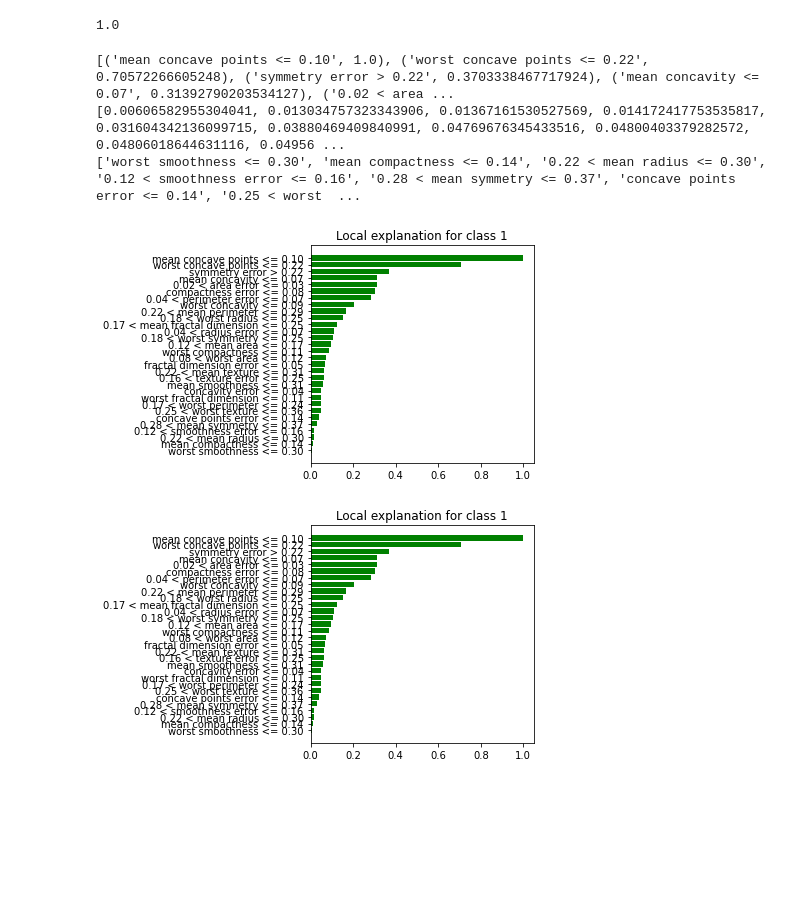
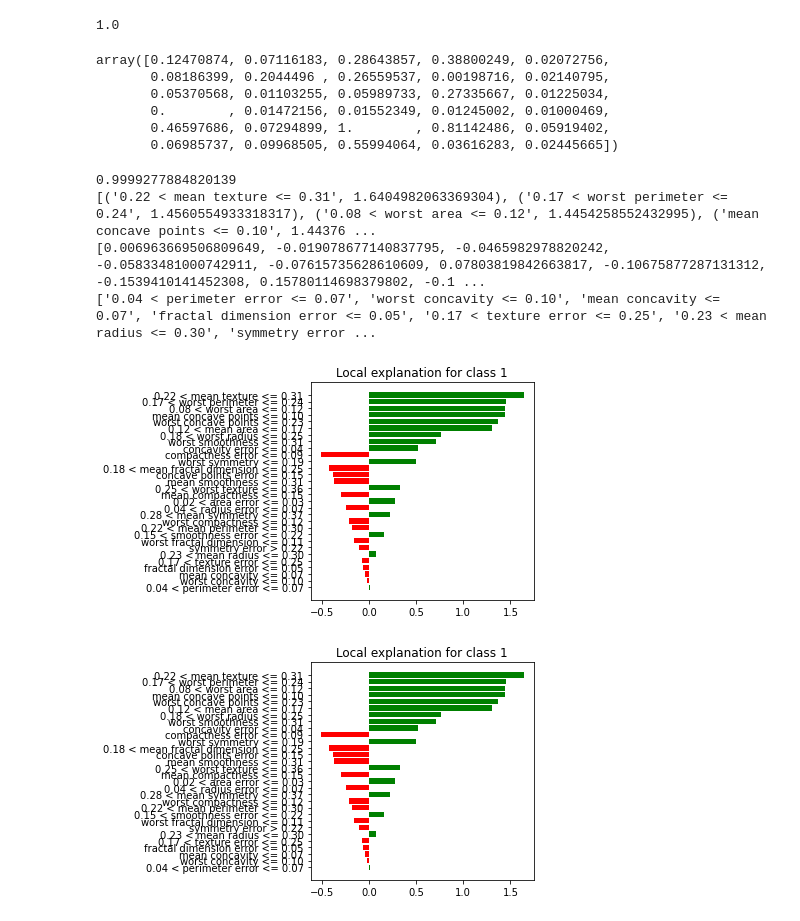
Before and after one commit to Adam-hohai/lime-modify, a Jupyter notebook: modify_test/breast_cancer_lime.ipynb, the cells around one changed output. Saved outputs shown, nothing was run; the diff lists cells and outputs as text; code cells hidden in the pictures; blank space fills up the shorter version.

```diff
--- a/modify_test/breast_cancer_lime.ipynb
+++ b/modify_test/breast_cancer_lime.ipynb
@@ -18,7 +27,7 @@ data = MinMaxScaler().fit_transform(breast_cancer.data)
 from sklearn.model_selection import train_test_split
 
 train, test, labels_train, labels_test = train_test_split(data, breast_cancer.target,
-                                                          train_size=0.80, test_size=0.20,
+                                                          train_size=0.60, test_size=0.40,
                                                           random_state=2022)
 # %%
 categorical_features = np.argwhere(
@@ -34,16 +43,16 @@ from keras.optimizers import SGD
 from keras.layers import Activation, Dense, Dropout
 from keras.utils import to_categorical
 
-# model = RandomForestClassifier(random_state=2022)
+model = RandomForestClassifier(random_state=2022)
 # model = AdaBoostClassifier(random_state=2022)
 # model = GradientBoostingClassifier(random_state=2022)
-labels_train2 = to_categorical(labels_train, 2)
-labels_test2 = to_categorical(labels_test, 2)
-model = Sequential()
-model.add(Dense(32, activation='relu', input_dim=30))
-model.add(Dropout(0.2))
-model.add(Dense(2, activation='softmax'))
-model.compile(loss='binary_crossentropy', optimizer='Adam', metrics=['accuracy'])
-model.fit(train, labels_train2, batch_size=32, epochs=50, validation_data=(test, labels_test2))
-# model.fit(train, labels_train)
+# labels_train2 = to_categorical(labels_train, 2)
+# labels_test2 = to_categorical(labels_test, 2)
+# model = Sequential()
+# model.add(Dense(32, activation='relu', input_dim=30))
+# model.add(Dropout(0.2))
+# model.add(Dense(2, activation='softmax'))
+# model.compile(loss='binary_crossentropy', optimizer='Adam', metrics=['accuracy'])
+# model.fit(train, labels_train2, batch_size=32, epochs=50, validation_data=(test, labels_test2))
+model.fit(train, labels_train)
 # %% [output]
@@ -100,6 +93,19 @@ array(['mean radius', 'mean texture', 'mean perimeter', 'mean area',
 np.max(test[:,8])
 # %% [output]
 1.0
+# %%
+from sklearn.preprocessing import MinMaxScaler
+
+feature_importances = MinMaxScaler().fit_transform(model.feature_importances_.reshape(-1, 1))
+feature_importances = feature_importances.flatten()
+feature_importances
+# %% [output]
+array([0.12470874, 0.07116183, 0.28643857, 0.38800249, 0.02072756,
+       0.08186399, 0.2044496 , 0.26559537, 0.00198716, 0.02140795,
+       0.05370568, 0.01103255, 0.05989733, 0.27335667, 0.01225034,
+       0.        , 0.01472156, 0.01552349, 0.01245002, 0.01000469,
+       0.46597686, 0.07294899, 1.        , 0.81142486, 0.05919402,
+       0.06985737, 0.09968505, 0.55994064, 0.03616283, 0.02445665])
 # %%
 import sys
 sys.path.append('..')
@@ -112,11 +118,14 @@ explainer = lime.lime_tabular.LimeTabularExplainer(train, feature_names=breast_c
 # %%
 exp = explainer.explain_instance(test[25], model.predict_proba,
                                  num_features=30, labels=(0, 1),
-                                 model_regressor='ensemble')
+                                 # model_regressor='ensemble'
+                                 )
+print(exp.local_pred[1])
 exp.as_pyplot_figure(label=1)
 # %% [output]
-[('mean concave points <= 0.10', 1.0), ('worst concave points <= 0.22', 0.70572266605248), ('symmetry error > 0.22', 0.3703338467717924), ('mean concavity <= 0.07', 0.31392790203534127), ('0.02 < area ...
-[0.00606582955304041, 0.013034757323343906, 0.01367161530527569, 0.014172417753535817, 0.031604342136099715, 0.03880469409840991, 0.04769676345433516, 0.04800403379282572, 0.04806018644631116, 0.04956 ...
-['worst smoothness <= 0.30', 'mean compactness <= 0.14', '0.22 < mean radius <= 0.30', '0.12 < smoothness error <= 0.16', '0.28 < mean symmetry <= 0.37', 'concave points error <= 0.14', '0.25 < worst  ...
+0.9999277884820139
+[('0.22 < mean texture <= 0.31', 1.6404982063369304), ('0.17 < worst perimeter <= 0.24', 1.4560554933318317), ('0.08 < worst area <= 0.12', 1.4454258552432995), ('mean concave points <= 0.10', 1.44376 ...
+[0.006963669506809649, -0.019078677140837795, -0.0465982978820242, -0.05833481000742911, -0.07615735628610609, 0.07803819842663817, -0.10675877287131312, -0.1539410141452308, 0.15780114698379802, -0.1 ...
+['0.04 < perimeter error <= 0.07', 'worst concavity <= 0.10', 'mean concavity <= 0.07', 'fractal dimension error <= 0.05', '0.17 < texture error <= 0.25', '0.23 < mean radius <= 0.30', 'symmetry error ...
-[figure, old version]
+[figure, new version]
-[figure, old version]
+[figure, new version]
```
Also changed, not shown: parts of 10 cells of this notebook, 6 other files.
